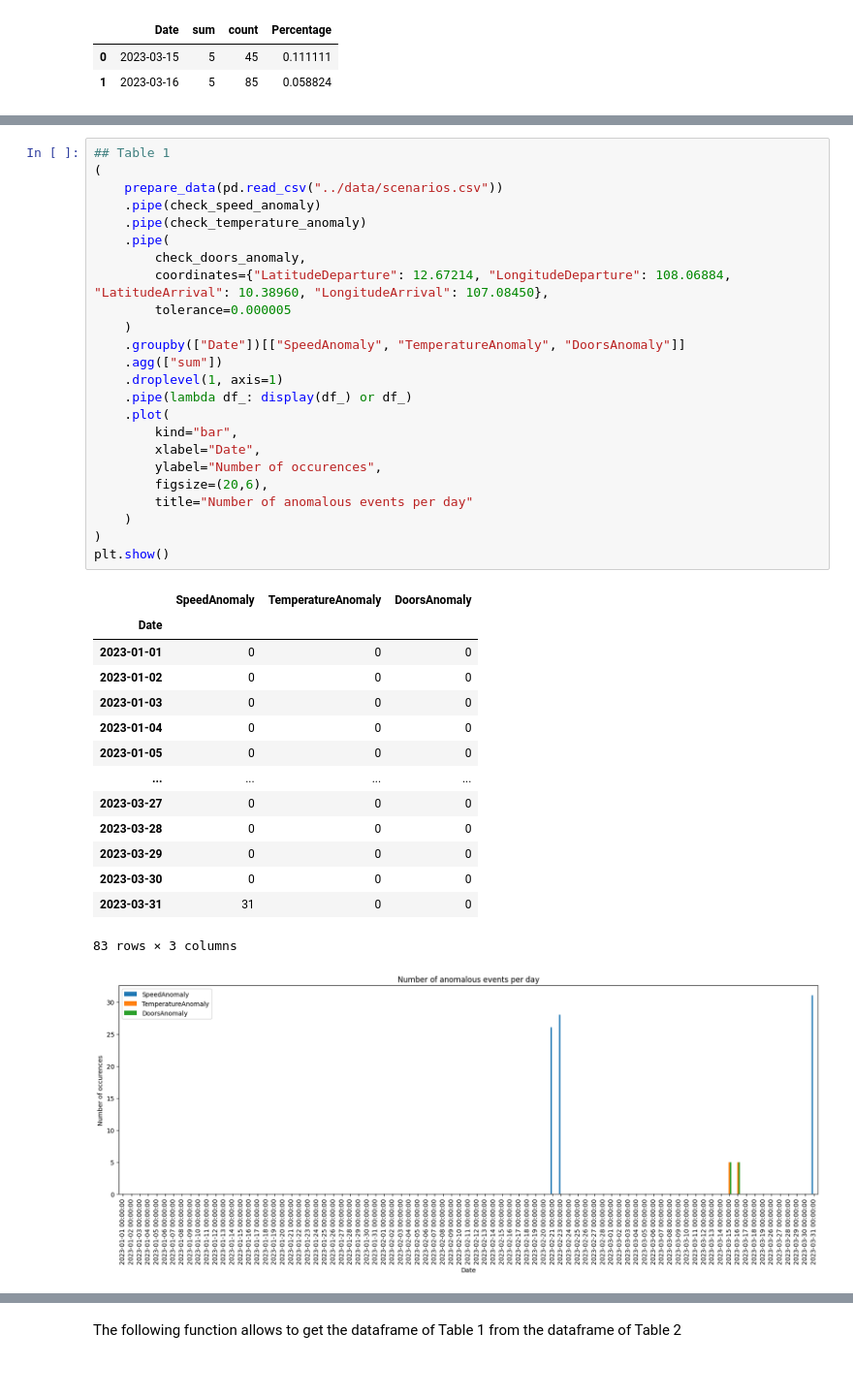
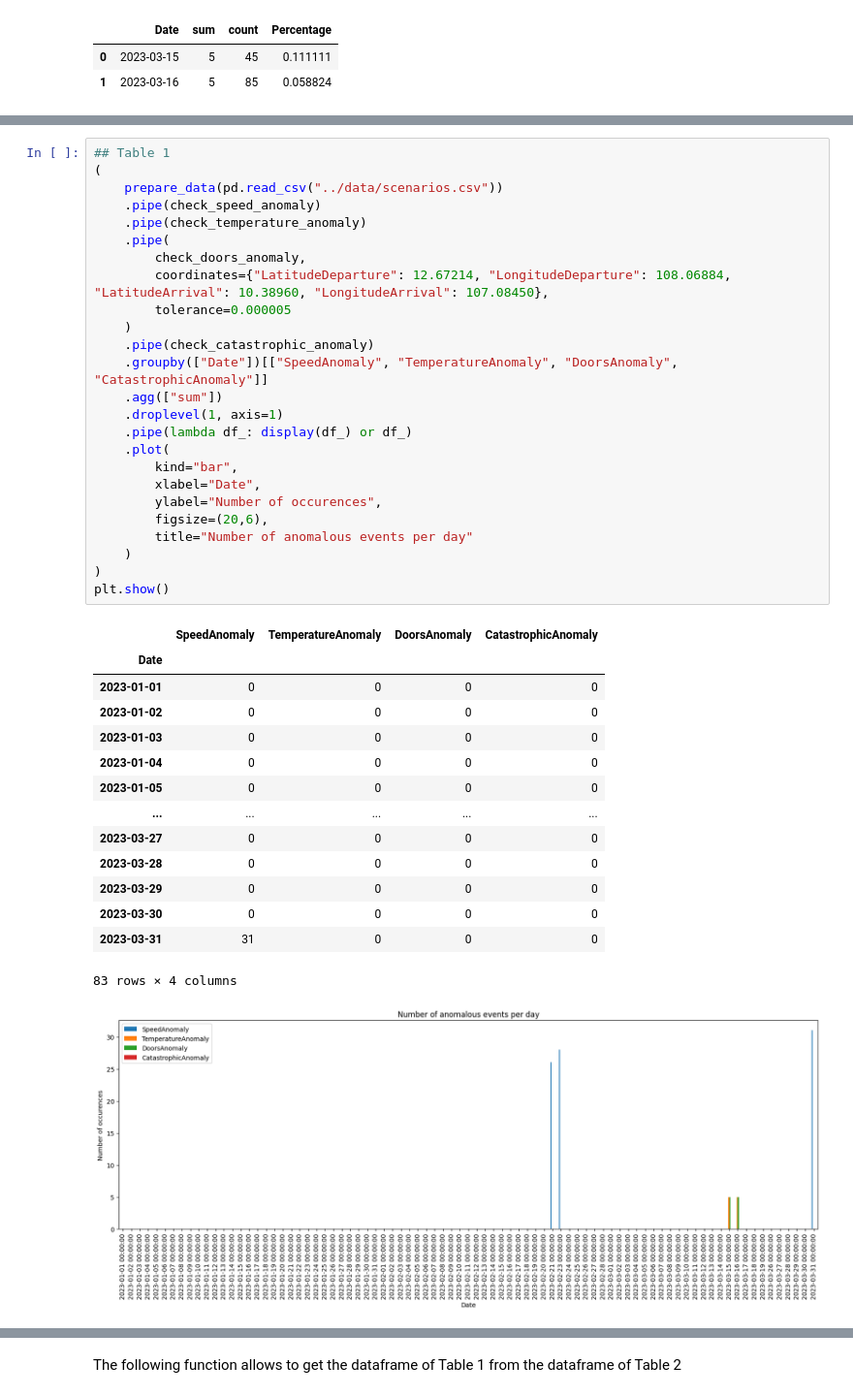
Before and after one commit to nhra/transportico, a Jupyter notebook: notebooks/notebook.ipynb, the cells around one changed output, grey strips where cells are left out. Shown at 97% size. Drawn from its saved outputs; the diff is of its cells as text.

```diff
--- a/notebooks/notebook.ipynb
+++ b/notebooks/notebook.ipynb
@@ -602,43 +643,44 @@ Below are the two tables
 # %%
 ## Table 1
 (
     prepare_data(pd.read_csv("../data/scenarios.csv"))
     .pipe(check_speed_anomaly)
     .pipe(check_temperature_anomaly)
     .pipe(
         check_doors_anomaly,
         coordinates={"LatitudeDeparture": 12.67214, "LongitudeDeparture": 108.06884, "LatitudeArrival": 10.38960, "LongitudeArrival": 107.08450},
         tolerance=0.000005
     )
-    .groupby(["Date"])[["SpeedAnomaly", "TemperatureAnomaly", "DoorsAnomaly"]]
+    .pipe(check_catastrophic_anomaly)
+    .groupby(["Date"])[["SpeedAnomaly", "TemperatureAnomaly", "DoorsAnomaly", "CatastrophicAnomaly"]]
     .agg(["sum"])
     .droplevel(1, axis=1)
     .pipe(lambda df_: display(df_) or df_)
     .plot(
         kind="bar",
         xlabel="Date",
         ylabel="Number of occurences",
         figsize=(20,6),
         title="Number of anomalous events per day"
     )
 )
 plt.show()
 # %% [output]
-|  | SpeedAnomaly | TemperatureAnomaly | DoorsAnomaly |
-| Date |  |  |  |
-| 2023-01-01 | 0 | 0 | 0 |
-| 2023-01-02 | 0 | 0 | 0 |
-| 2023-01-03 | 0 | 0 | 0 |
-| 2023-01-04 | 0 | 0 | 0 |
-| 2023-01-05 | 0 | 0 | 0 |
-| ... | ... | ... | ... |
-| 2023-03-27 | 0 | 0 | 0 |
-| 2023-03-28 | 0 | 0 | 0 |
-| 2023-03-29 | 0 | 0 | 0 |
-| 2023-03-30 | 0 | 0 | 0 |
-| 2023-03-31 | 31 | 0 | 0 |
+|  | SpeedAnomaly | TemperatureAnomaly | DoorsAnomaly | CatastrophicAnomaly |
+| Date |  |  |  |  |
+| 2023-01-01 | 0 | 0 | 0 | 0 |
+| 2023-01-02 | 0 | 0 | 0 | 0 |
+| 2023-01-03 | 0 | 0 | 0 | 0 |
+| 2023-01-04 | 0 | 0 | 0 | 0 |
+| 2023-01-05 | 0 | 0 | 0 | 0 |
+| ... | ... | ... | ... | ... |
+| 2023-03-27 | 0 | 0 | 0 | 0 |
+| 2023-03-28 | 0 | 0 | 0 | 0 |
+| 2023-03-29 | 0 | 0 | 0 | 0 |
+| 2023-03-30 | 0 | 0 | 0 | 0 |
+| 2023-03-31 | 31 | 0 | 0 | 0 |
-83 rows × 3 columns
+83 rows × 4 columns
-[figure, old version]
+[figure, new version]
 # %%
 ## Table 2
 (
```
Also changed, not shown: parts of 31 cells of this notebook, 2 other files.
